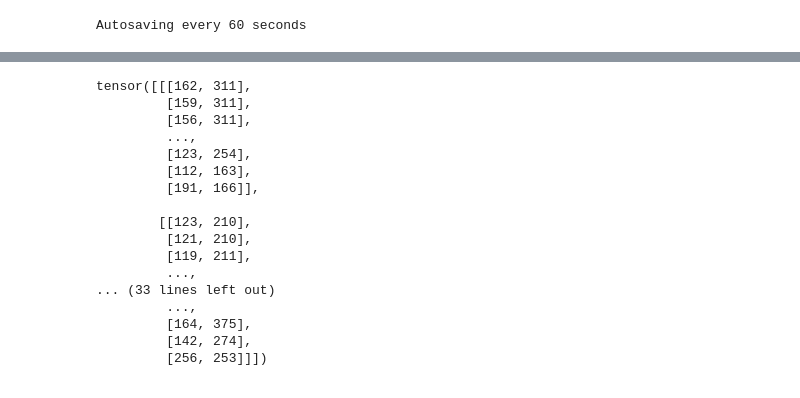
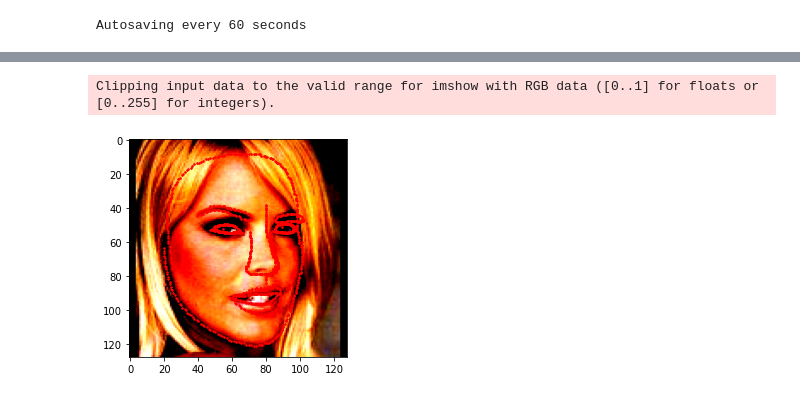
Before and after one commit to Ilyua/cv_made, a Jupyter notebook: contest1/oralcumshot.ipynb, the cells around one changed output, grey strips where cells are left out. Cells and saved outputs as stored; diff of their text form; code cells hidden in the pictures.

```diff
--- a/contest1/oralcumshot.ipynb
+++ b/contest1/oralcumshot.ipynb
@@ -105,7 +222,7 @@ class MyAssDataset(data.Dataset):
 # %%
 def show_landmarks(image, landmarks):
     """Show image with landmarks"""
-    plt.imshow(image.permute(1,2,0))
+    plt.imshow(image)
 
     plt.scatter(landmarks.reshape(-1,2)[:, 0], landmarks.reshape(-1,2)[:, 1], s=10, marker='.', c='r')
     plt.pause(0.001)
@@ -151,20 +260,9 @@ error: OpenCV(4.5.1) /tmp/pip-req-build-jhawztrk/opencv/modules/imgproc/src/colo
-# %%
-train_dataset.landmarks
-# %% [output]
-tensor([[[162, 311],
-         [159, 311],
-         [156, 311],
-         ...,
-         [123, 254],
-         [112, 163],
-         [191, 166]],
-
-        [[123, 210],
-         [121, 210],
-         [119, 211],
-         ...,
-... (33 lines left out)
-         ...,
-         [164, 375],
-         [142, 274],
-         [256, 253]]])
+# %%
+val_preprocessing = transforms.Compose([
+    ScaleMinSideToSize((CROP_SIZE, CROP_SIZE)),
+    CropCenter(CROP_SIZE),
+    TransformByKeys(transforms.ToPILImage(), ("image",)),
+    TransformByKeys(transforms.ToTensor(), ("image",)),
+    TransformByKeys(transforms.Normalize(mean=[0.5, 0.5, 0.5], std=[0.25, 0.25, 0.25]), ("image",)),
+
+])
@@ -171,4 +285,11 @@ tensor([[[162, 311],
 # %%
-val_dataset = MyAssDataset(val_images,os.path.join(PATH_TRAIN, 'landmarks.csv'), preprocessing=preprocessing,transforms=None)
+val_dataset = MyAssDataset(val_images[:100],os.path.join(PATH_TRAIN, 'landmarks.csv'), preprocessing=val_preprocessing,transforms=None)
+# %%
+a = val_dataset[40]
+# %%
+show_landmarks(a['image'].permute(1,2,0), a['landmarks'])
+# %% [output]
+Clipping input data to the valid range for imshow with RGB data ([0..1] for floats or [0..255] for integers).
+[figure, added]
 # %%
 
```
Also changed, not shown: parts of 22 cells of this notebook.
